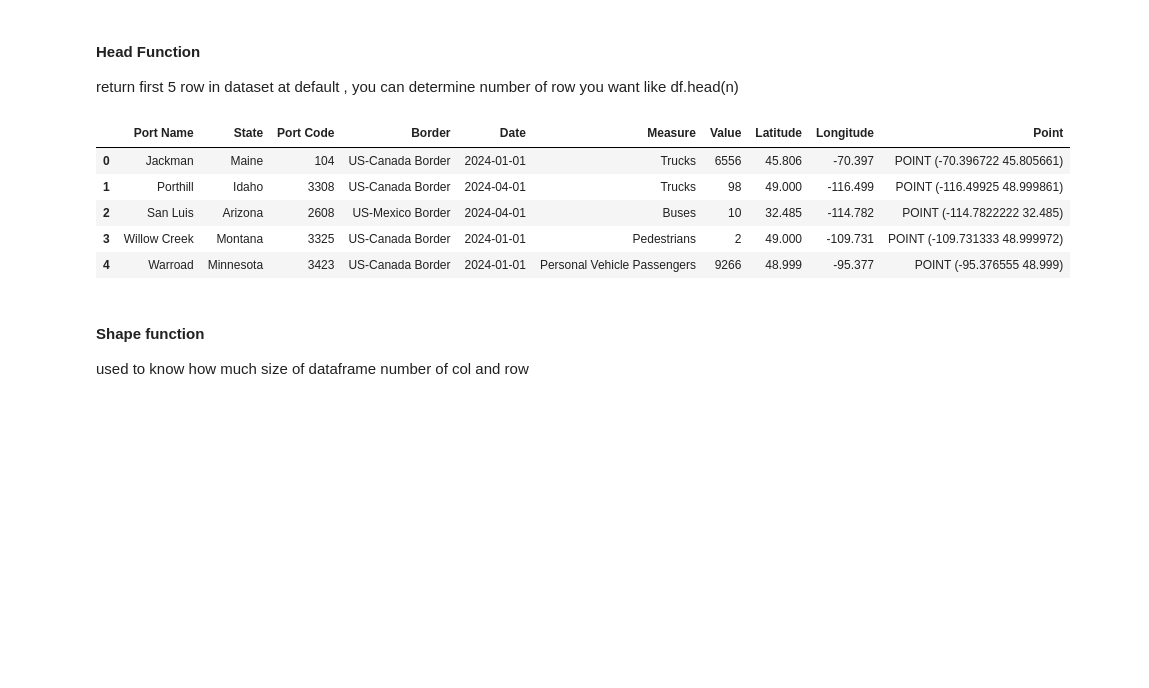
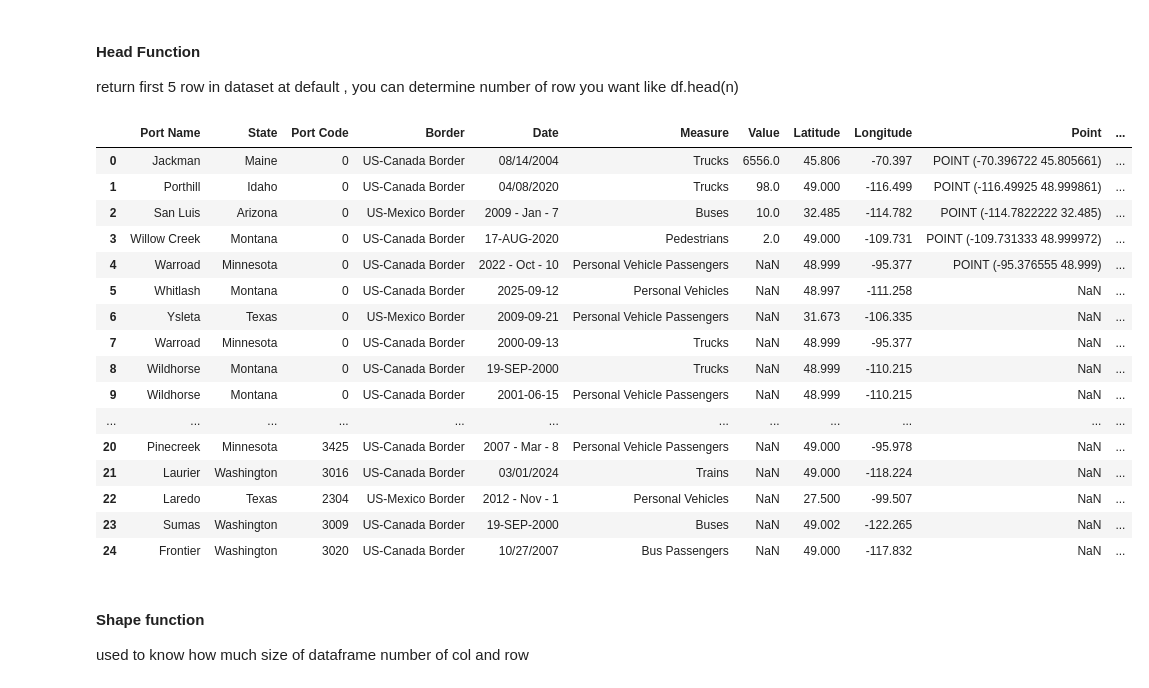
Before and after one commit to ahmad-abotrab/rfi-internship-projects, a Jupyter notebook: Task_2/dataProcessing.ipynb, the cells around one changed output. Cells and saved outputs as stored; diff of their text form; code cells hidden in the pictures; blank space fills up the shorter version.

```diff
--- a/Task_2/dataProcessing.ipynb
+++ b/Task_2/dataProcessing.ipynb
@@ -81,14 +88,25 @@ df.tail()
 #### Head Function
 return first 5 row in dataset at default , you can determine number of row you want like df.head(n)
 # %%
-df.head()
+df.head(n=25)
 # %% [output]
-|  | Port Name | State | Port Code | Border | Date | Measure | Value | Latitude | Longitude | Point |
-| 0 | Jackman | Maine | 104 | US-Canada Border | 2024-01-01 | Trucks | 6556 | 45.806 | -70.397 | POINT (-70.396722 45.805661) |
-| 1 | Porthill | Idaho | 3308 | US-Canada Border | 2024-04-01 | Trucks | 98 | 49.000 | -116.499 | POINT (-116.49925 48.999861) |
-| 2 | San Luis | Arizona | 2608 | US-Mexico Border | 2024-04-01 | Buses | 10 | 32.485 | -114.782 | POINT (-114.7822222 32.485) |
-| 3 | Willow Creek | Montana | 3325 | US-Canada Border | 2024-01-01 | Pedestrians | 2 | 49.000 | -109.731 | POINT (-109.731333 48.999972) |
-| 4 | Warroad | Minnesota | 3423 | US-Canada Border | 2024-01-01 | Personal Vehicle Passengers | 9266 | 48.999 | -95.377 | POINT (-95.376555 48.999) |
+|  | Port Name | State | Port Code | Border | Date | Measure | Value | Latitude | Longitude | Point | ... |
+| 0 | Jackman | Maine | 0 | US-Canada Border | 08/14/2004 | Trucks | 6556.0 | 45.806 | -70.397 | POINT (-70.396722 45.805661) | ... |
+| 1 | Porthill | Idaho | 0 | US-Canada Border | 04/08/2020 | Trucks | 98.0 | 49.000 | -116.499 | POINT (-116.49925 48.999861) | ... |
+| 2 | San Luis | Arizona | 0 | US-Mexico Border | 2009 - Jan - 7 | Buses | 10.0 | 32.485 | -114.782 | POINT (-114.7822222 32.485) | ... |
+| 3 | Willow Creek | Montana | 0 | US-Canada Border | 17-AUG-2020 | Pedestrians | 2.0 | 49.000 | -109.731 | POINT (-109.731333 48.999972) | ... |
+| 4 | Warroad | Minnesota | 0 | US-Canada Border | 2022 - Oct - 10 | Personal Vehicle Passengers | NaN | 48.999 | -95.377 | POINT (-95.376555 48.999) | ... |
+| 5 | Whitlash | Montana | 0 | US-Canada Border | 2025-09-12 | Personal Vehicles | NaN | 48.997 | -111.258 | NaN | ... |
+| 6 | Ysleta | Texas | 0 | US-Mexico Border | 2009-09-21 | Personal Vehicle Passengers | NaN | 31.673 | -106.335 | NaN | ... |
+| 7 | Warroad | Minnesota | 0 | US-Canada Border | 2000-09-13 | Trucks | NaN | 48.999 | -95.377 | NaN | ... |
+| 8 | Wildhorse | Montana | 0 | US-Canada Border | 19-SEP-2000 | Trucks | NaN | 48.999 | -110.215 | NaN | ... |
+| 9 | Wildhorse | Montana | 0 | US-Canada Border | 2001-06-15 | Personal Vehicle Passengers | NaN | 48.999 | -110.215 | NaN | ... |
+| ... | ... | ... | ... | ... | ... | ... | ... | ... | ... | ... | ... |
+| 20 | Pinecreek | Minnesota | 3425 | US-Canada Border | 2007 - Mar - 8 | Personal Vehicle Passengers | NaN | 49.000 | -95.978 | NaN | ... |
+| 21 | Laurier | Washington | 3016 | US-Canada Border | 03/01/2024 | Trains | NaN | 49.000 | -118.224 | NaN | ... |
+| 22 | Laredo | Texas | 2304 | US-Mexico Border | 2012 - Nov - 1 | Personal Vehicles | NaN | 27.500 | -99.507 | NaN | ... |
+| 23 | Sumas | Washington | 3009 | US-Canada Border | 19-SEP-2000 | Buses | NaN | 49.002 | -122.265 | NaN | ... |
+| 24 | Frontier | Washington | 3020 | US-Canada Border | 10/27/2007 | Bus Passengers | NaN | 49.000 | -117.832 | NaN | ... |
 # %% [markdown]
 #### Shape function
 used to know how much size of dataframe number of col and row
```
Also changed, not shown: parts of 39 cells of this notebook, 7 other files.
